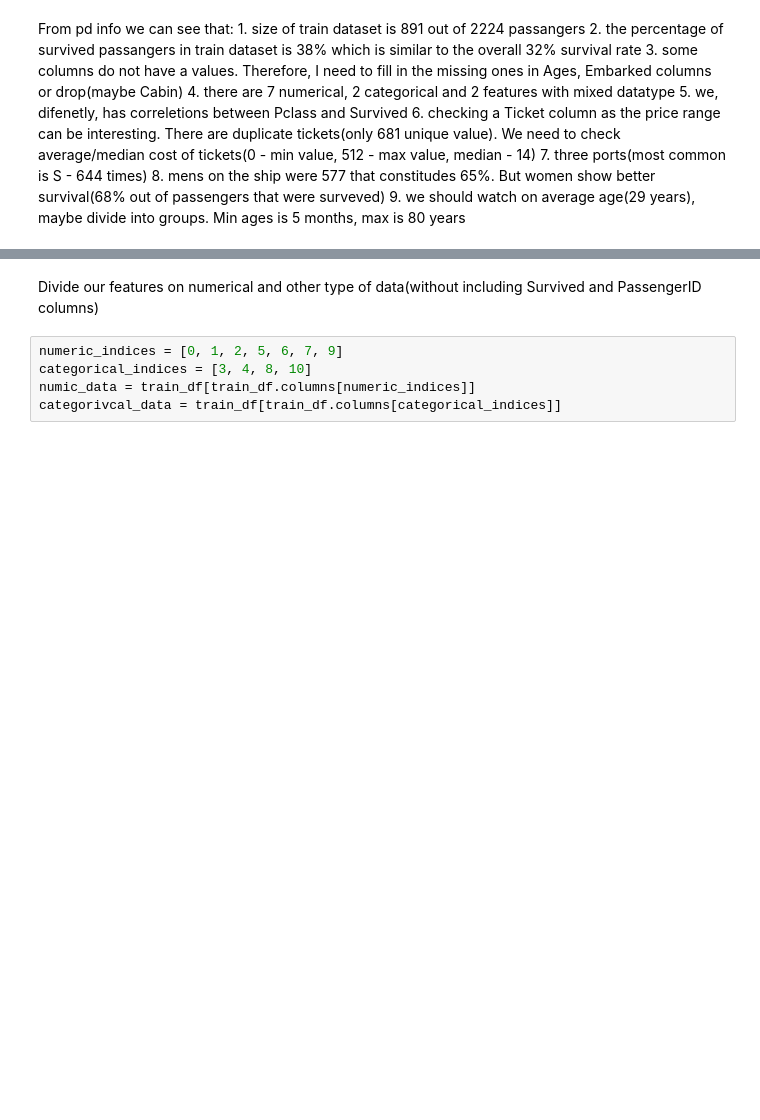
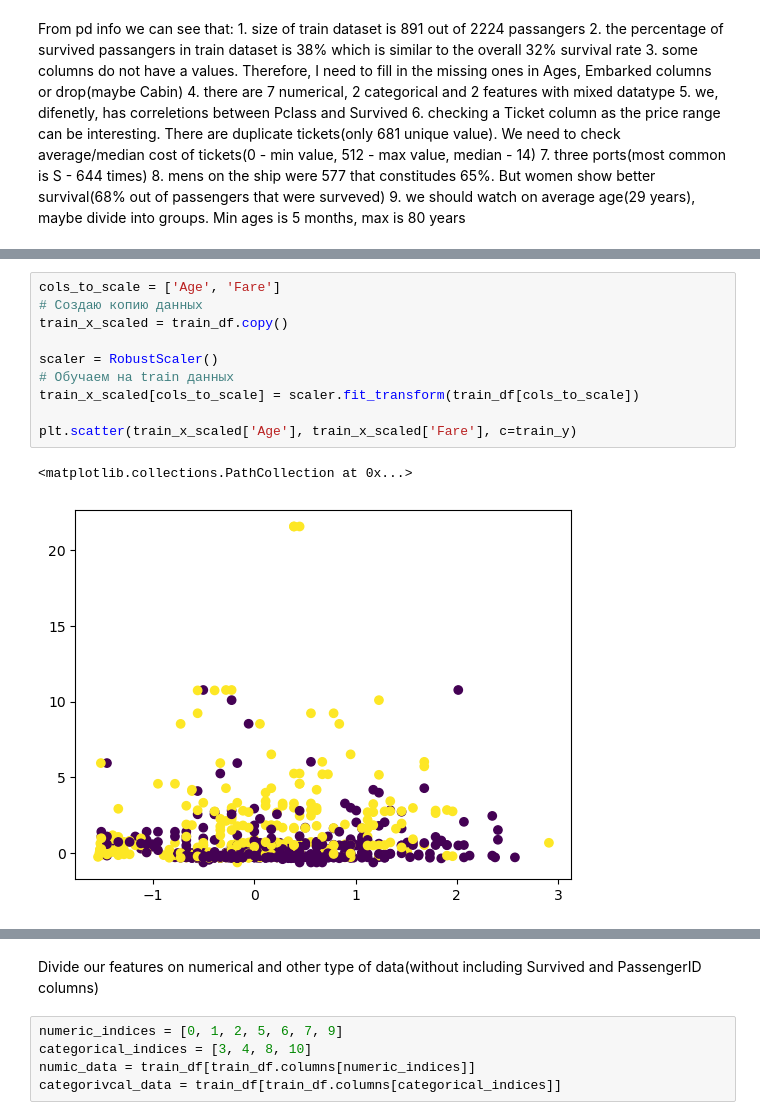
Before and after one commit to Dogsbody-man/KaggleTitanic_rep, a Jupyter notebook: data_overview.ipynb, the cells around one changed output, grey strips where cells are left out. Cells and saved outputs as stored; diff of their text form; blank space fills up the shorter version.

```diff
--- a/data_overview.ipynb
+++ b/data_overview.ipynb
@@ -39,0 +69,13 @@ train_df.describe()
+# %%
+cols_to_scale = ['Age', 'Fare']
+# Создаю копию данных
+train_x_scaled = train_df.copy()
+
+scaler = RobustScaler()
+# Обучаем на train данных
+train_x_scaled[cols_to_scale] = scaler.fit_transform(train_df[cols_to_scale])
+
+plt.scatter(train_x_scaled['Age'], train_x_scaled['Fare'], c=train_y)
+# %% [output]
+<matplotlib.collections.PathCollection at 0x...>
+[figure, added]
```
Also changed, not shown: parts of 27 cells of this notebook, 6 other files.
